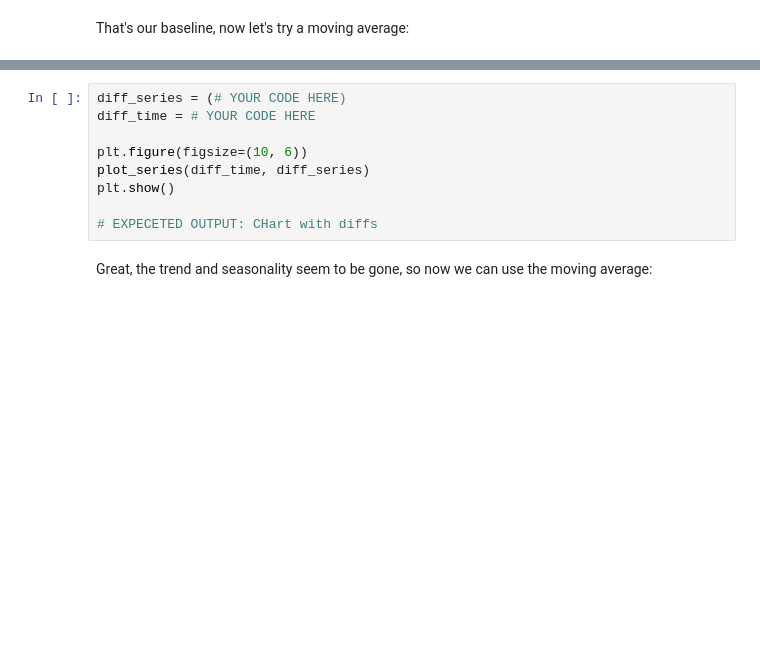
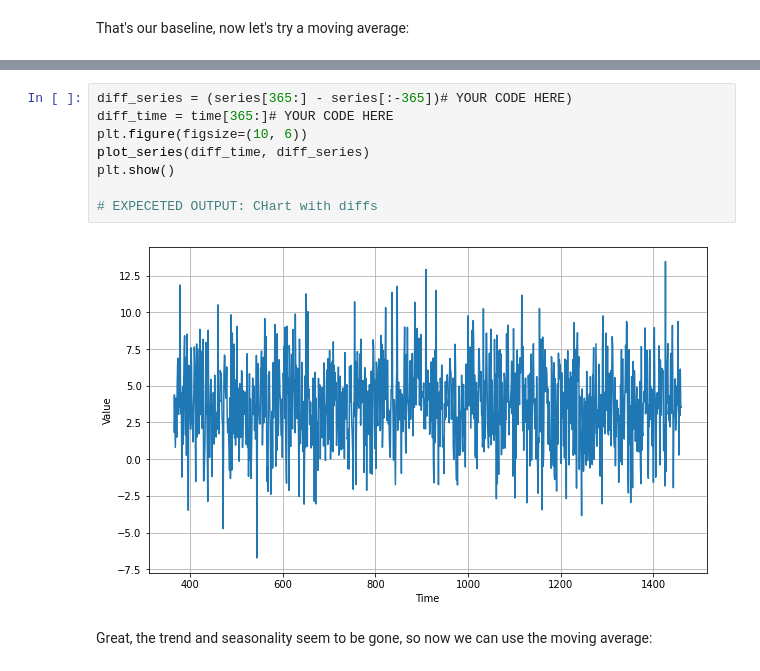
Before and after one commit to Uma-kanagarajan/ML_Crash_Course_Google, a Jupyter notebook: C4/W1/assignment/C4_W1_Assignment.ipynb, the cells around one changed output, grey strips where cells are left out. Drawn from its saved outputs; the diff is of its cells as text; blank space fills up the shorter version.

```diff
--- a/C4/W1/assignment/C4_W1_Assignment.ipynb
+++ b/C4/W1/assignment/C4_W1_Assignment.ipynb
@@ -143,12 +166,13 @@ print(# YOUR CODE HERE)
 # %%
-diff_series = (# YOUR CODE HERE)
-diff_time = # YOUR CODE HERE
-
+diff_series = (series[365:] - series[:-365])# YOUR CODE HERE)
+diff_time = time[365:]# YOUR CODE HERE
 plt.figure(figsize=(10, 6))
 plot_series(diff_time, diff_series)
 plt.show()
 
 # EXPECETED OUTPUT: CHart with diffs
+# %% [output]
+[figure, added]
 # %% [markdown]
 Great, the trend and seasonality seem to be gone, so now we can use the moving average:
 # %%
```
Also changed, not shown: parts of 17 cells of this notebook.
